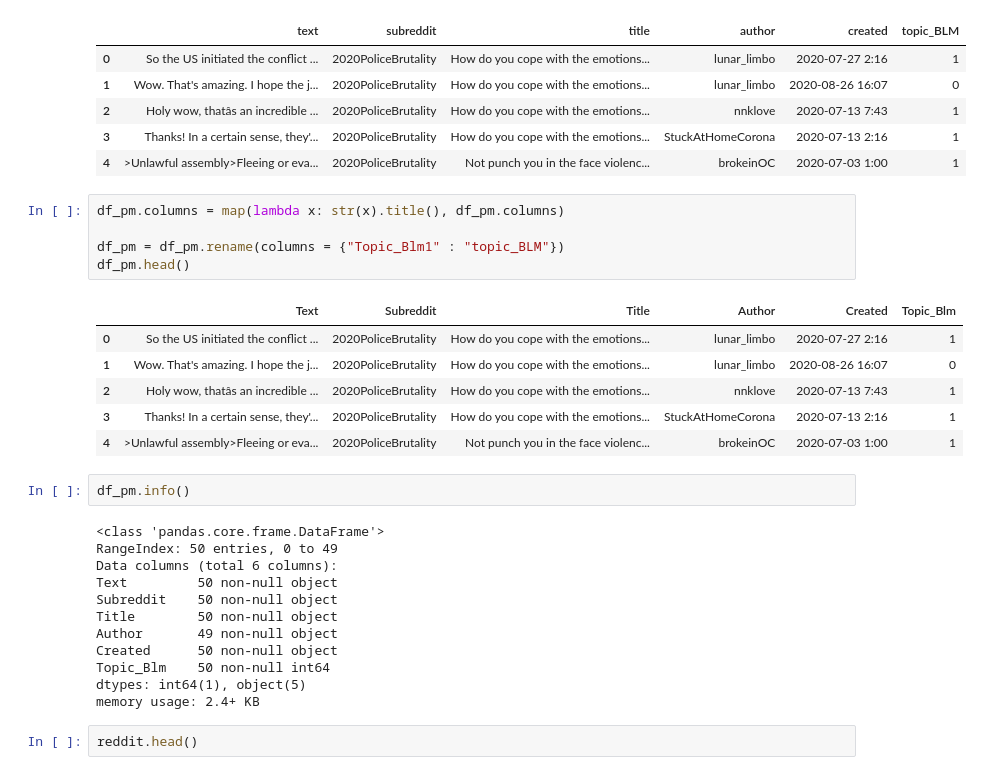
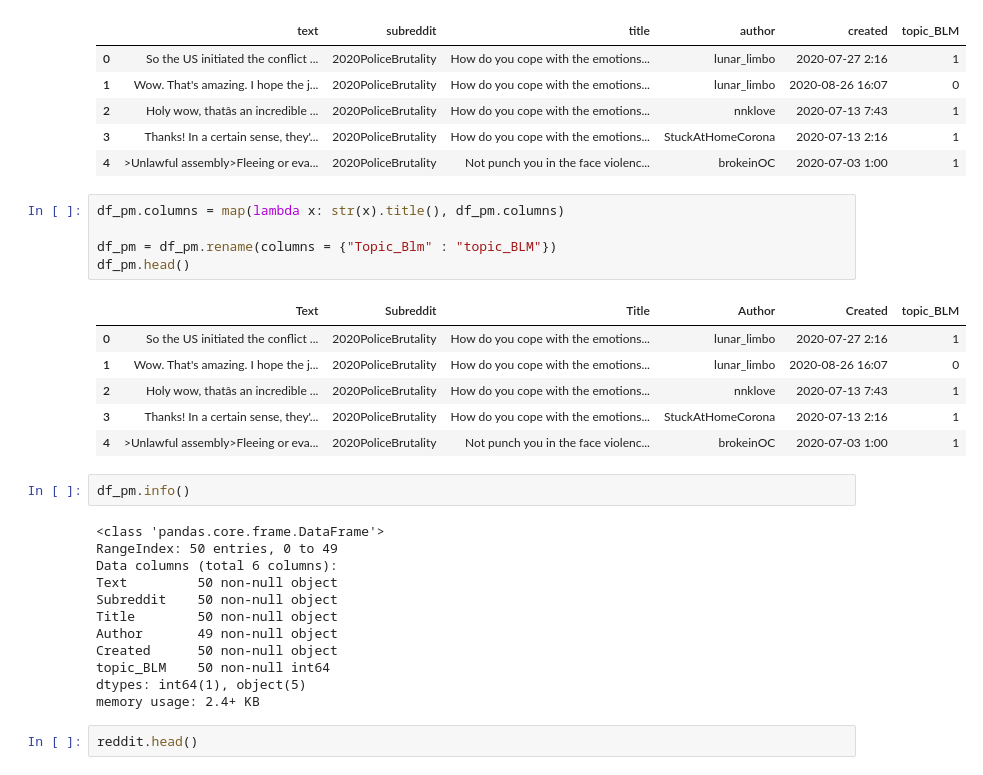
Before and after one commit to robinlli/Police_Shooting_Reddit, a Jupyter notebook: Machine Learning.ipynb, the cells around one changed output. Cells and saved outputs as stored; diff of their text form.

```diff
--- a/Machine Learning.ipynb
+++ b/Machine Learning.ipynb
@@ -395,9 +395,9 @@ df_pm.head()
 # %%
 df_pm.columns = map(lambda x: str(x).title(), df_pm.columns)
 
-df_pm = df_pm.rename(columns = {"Topic_Blm1" : "topic_BLM"})
+df_pm = df_pm.rename(columns = {"Topic_Blm" : "topic_BLM"})
 df_pm.head()
 # %% [output]
-|  | Text | Subreddit | Title | Author | Created | Topic_Blm |
+|  | Text | Subreddit | Title | Author | Created | topic_BLM |
 | 0 | So the US initiated the conflict ... | 2020PoliceBrutality | How do you cope with the emotions... | lunar_limbo | 2020-07-27 2:16 | 1 |
 | 1 | Wow. That's amazing. I hope the j... | 2020PoliceBrutality | How do you cope with the emotions... | lunar_limbo | 2020-08-26 16:07 | 0 |
@@ -415,7 +415,7 @@ Subreddit    50 non-null object
 Title        50 non-null object
 Author       49 non-null object
 Created      50 non-null object
-Topic_Blm    50 non-null int64
+topic_BLM    50 non-null int64
 dtypes: int64(1), object(5)
 memory usage: 2.4+ KB
 # %%
```
Also changed, not shown: parts of 8 cells of this notebook, 1 other file.
